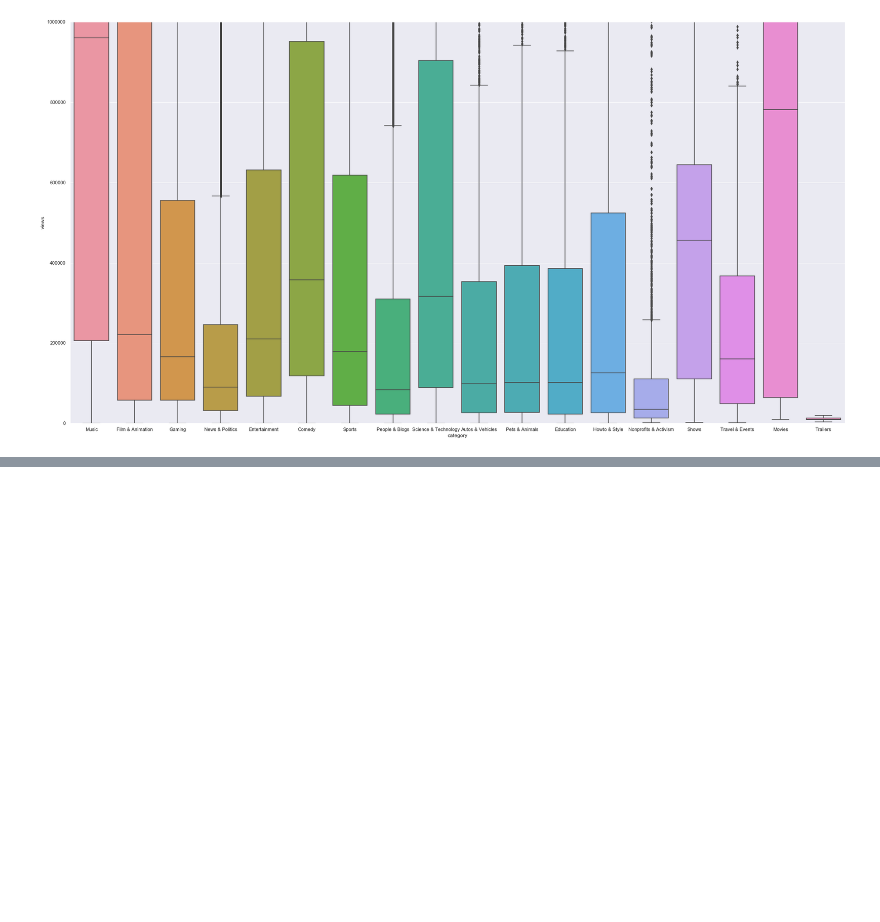
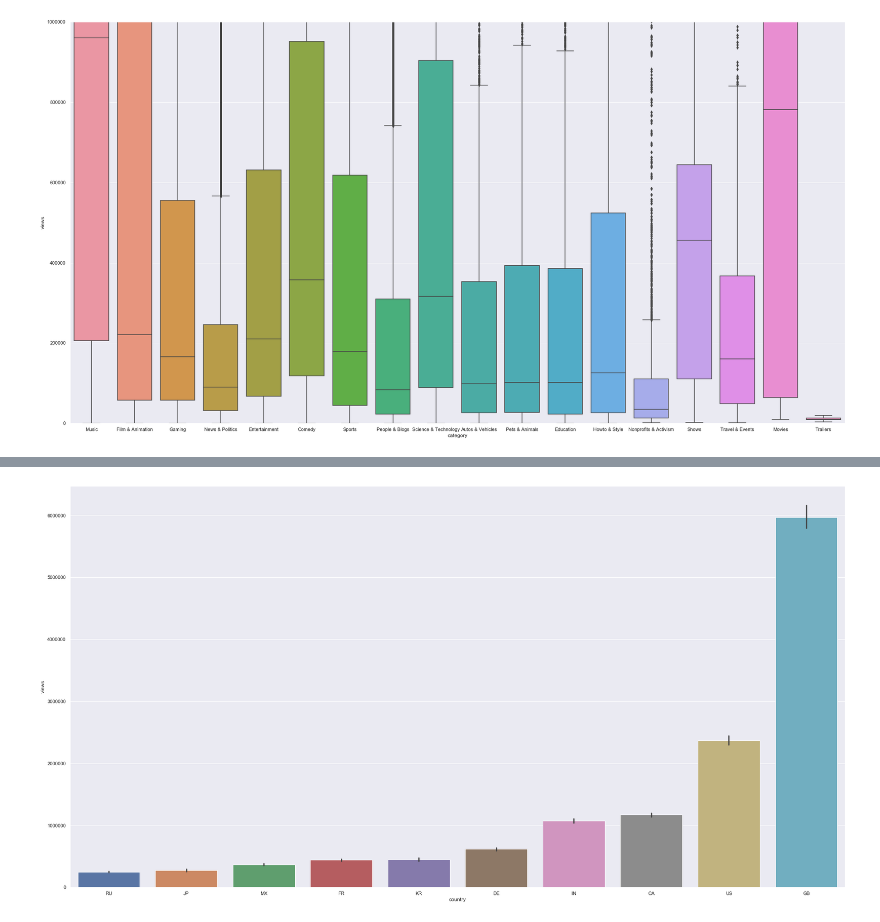
Before and after one commit to Carlene/youtube_trending, a Jupyter notebook: youtube_project.ipynb, the cells around one changed output, grey strips where cells are left out. Cells and saved outputs as stored; diff of their text form; code cells hidden in the pictures; blank space fills up the shorter version.

```diff
--- a/youtube_project.ipynb
+++ b/youtube_project.ipynb
@@ -73,0 +100,5 @@ ax = sns.boxplot(x="category", y="views", data=df_all_timestamps)
+# %%
+ax = sns.barplot(x="country", y="views", data= df_all_timestamps,
+order=["RU","JP","MX","FR","KR","DE","IN","CA","US","GB"])
+# %% [output]
+[figure, added]
```
Also changed, not shown: parts of 5 cells of this notebook.
